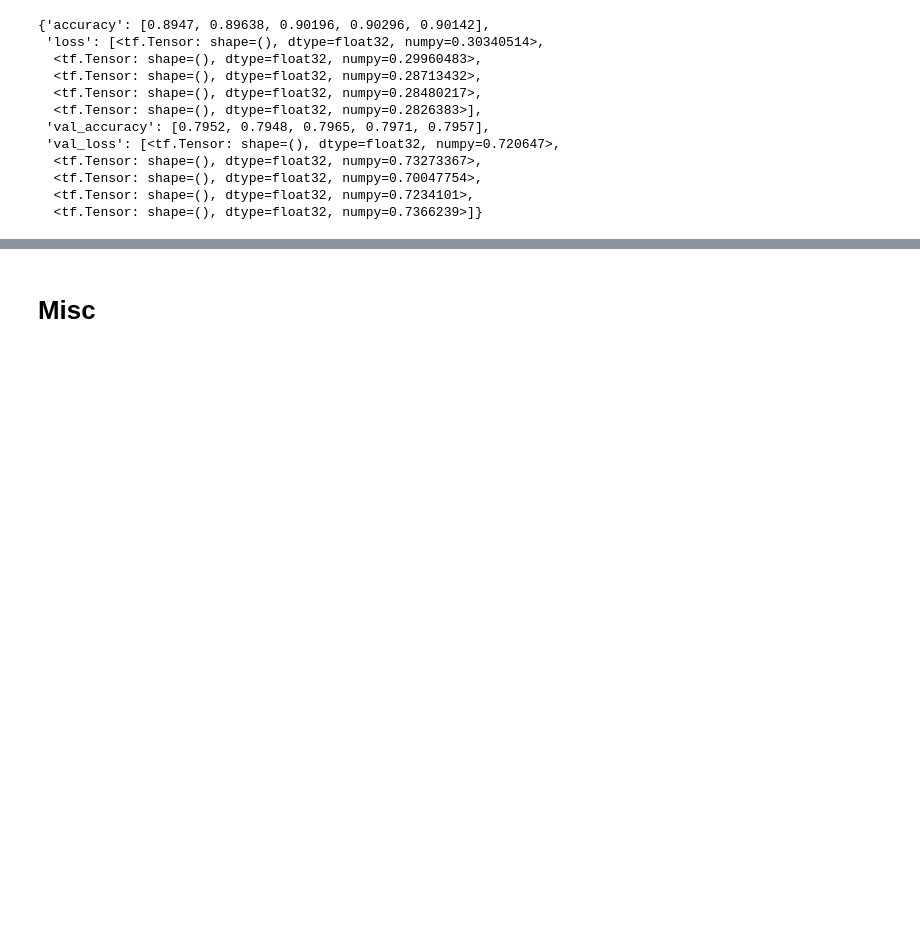
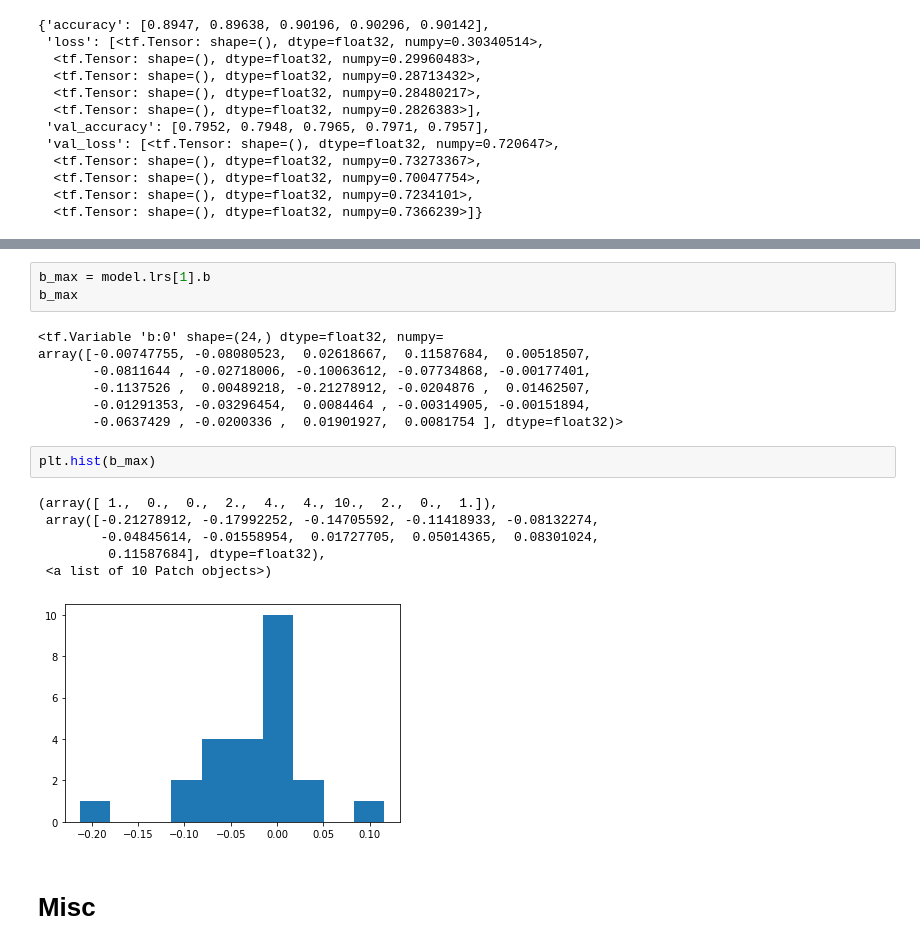
Before and after one commit to vcahlik/dynamic-auto-sizing, a Jupyter notebook: notebooks/experiments/convolutions.ipynb, the cells around one changed output, grey strips where cells are left out. Saved outputs shown, nothing was run; the diff lists cells and outputs as text; blank space fills up the shorter version.

```diff
--- a/notebooks/experiments/convolutions.ipynb
+++ b/notebooks/experiments/convolutions.ipynb
@@ -3191,3 +3355,22 @@ hidden layer sizes: [96, 96, 192, 192, 192, 256, 256], total units: 1280
+# %%
+b_max = model.lrs[1].b
+b_max
+# %% [output]
+<tf.Variable 'b:0' shape=(24,) dtype=float32, numpy=
+array([-0.00747755, -0.08080523,  0.02618667,  0.11587684,  0.00518507,
+       -0.0811644 , -0.02718006, -0.10063612, -0.07734868, -0.00177401,
+       -0.1137526 ,  0.00489218, -0.21278912, -0.0204876 ,  0.01462507,
+       -0.01291353, -0.03296454,  0.0084464 , -0.00314905, -0.00151894,
+       -0.0637429 , -0.0200336 ,  0.01901927,  0.0081754 ], dtype=float32)>
+# %%
+plt.hist(b_max)
+# %% [output]
+(array([ 1.,  0.,  0.,  2.,  4.,  4., 10.,  2.,  0.,  1.]),
+ array([-0.21278912, -0.17992252, -0.14705592, -0.11418933, -0.08132274,
+        -0.04845614, -0.01558954,  0.01727705,  0.05014365,  0.08301024,
+         0.11587684], dtype=float32),
+ <a list of 10 Patch objects>)
+[figure, added]
 # %% [markdown]
 # Misc
 # %%
```
Also changed, not shown: parts of 15 cells of this notebook.
